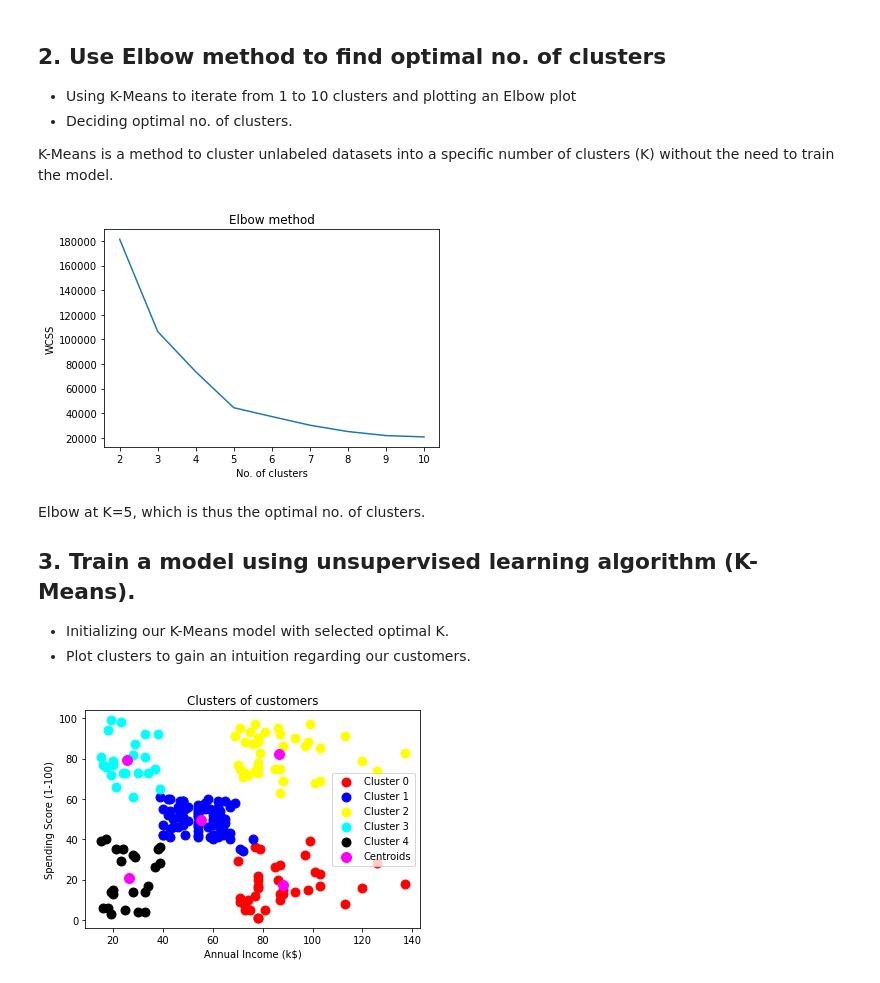
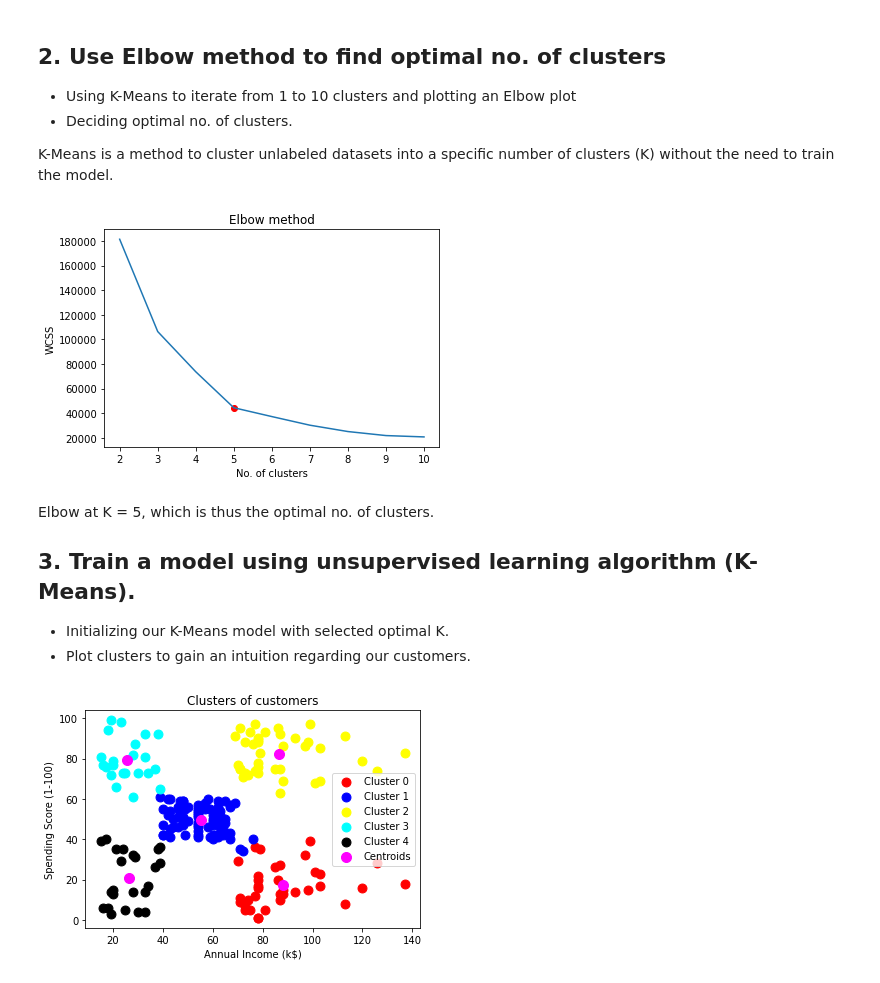
Before and after one commit to ysereda/Clustering_KMeans, a Jupyter notebook: Clustering.K-Means.ipynb, the cells around one changed output. Saved outputs shown, nothing was run; the diff lists cells and outputs as text; code cells hidden in the pictures.

```diff
--- a/Clustering.K-Means.ipynb
+++ b/Clustering.K-Means.ipynb
@@ -92,13 +92,14 @@ for i in range(2,11): # do not use K=1
 # %%
 plt.plot(range(2,11), wcss)
 plt.title('Elbow method')
 plt.xlabel('No. of clusters')
 plt.ylabel('WCSS')
+plt.scatter(5,wcss[5-2], c="red")
 plt.show()
 # %% [output]
-[figure, old version]
+[figure, new version]
 # %% [markdown]
-Elbow at K=5, which is thus the optimal no. of clusters.
+Elbow at K = 5, which is thus the optimal no. of clusters.
 ## 3. Train a model using unsupervised learning algorithm (K-Means).
 * Initializing our K-Means model with selected optimal K.
 * Plot clusters to gain an intuition regarding our customers.
```
Also changed, not shown: parts of 2 cells of this notebook, 2 other files.
